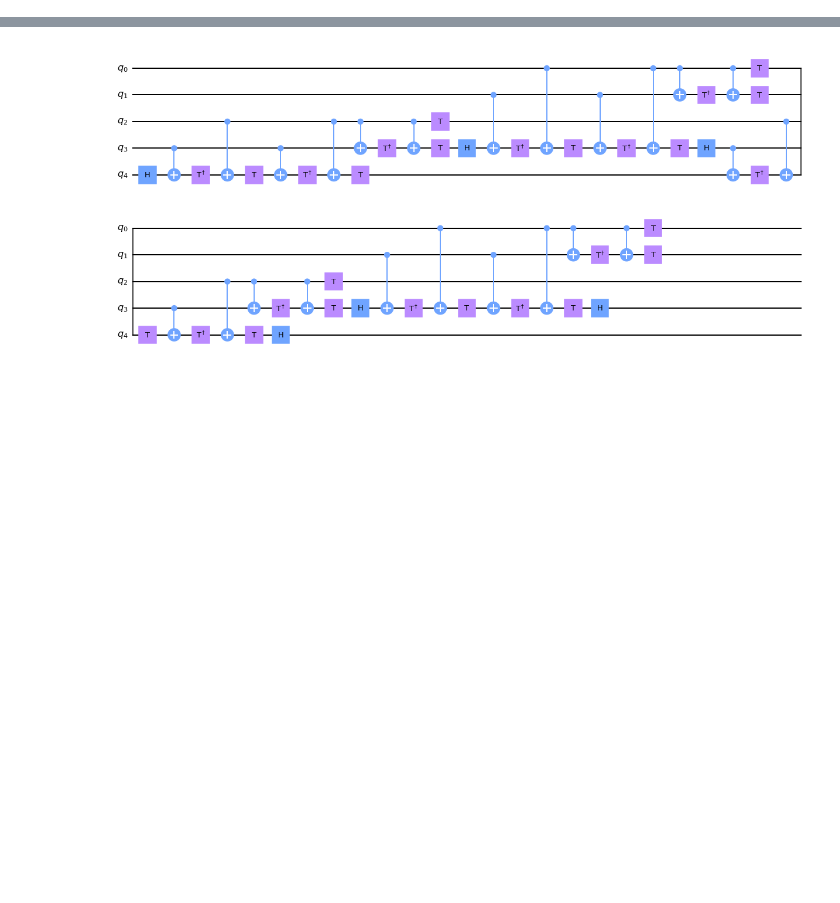
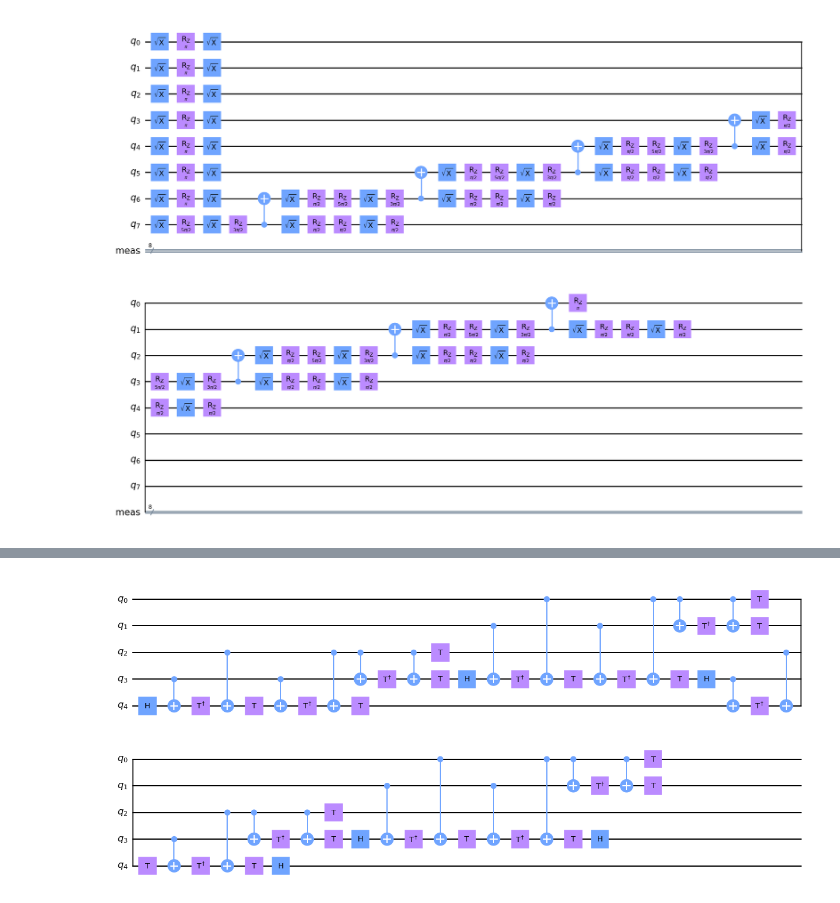
Before and after one commit to quantum-compiler/quartz, a Jupyter notebook: experiment/deprecated/Qiskit.ipynb, the cells around one changed output, grey strips where cells are left out. Saved outputs shown, nothing was run; the diff lists cells and outputs as text; code cells hidden in the pictures; blank space fills up the shorter version.

```diff
--- a/experiment/deprecated/Qiskit.ipynb
+++ b/experiment/deprecated/Qiskit.ipynb
@@ -3,3 +3,8 @@ import matplotlib.pyplot as plt
 from qiskit import QuantumCircuit, transpile, qasm
 from qiskit.test.mock import FakeBoeblingen
 backend = FakeBoeblingen()
+# %%
+circ = QuantumCircuit.from_qasm_file("../circs/ibm_extra_circs/ghz_nativegates_ibm_tket_8.qasm")
+circ.draw(output='mpl')
+# %% [output]
+[figure, added]
```
Also changed, not shown: parts of 5 cells of this notebook, 1 other file.
